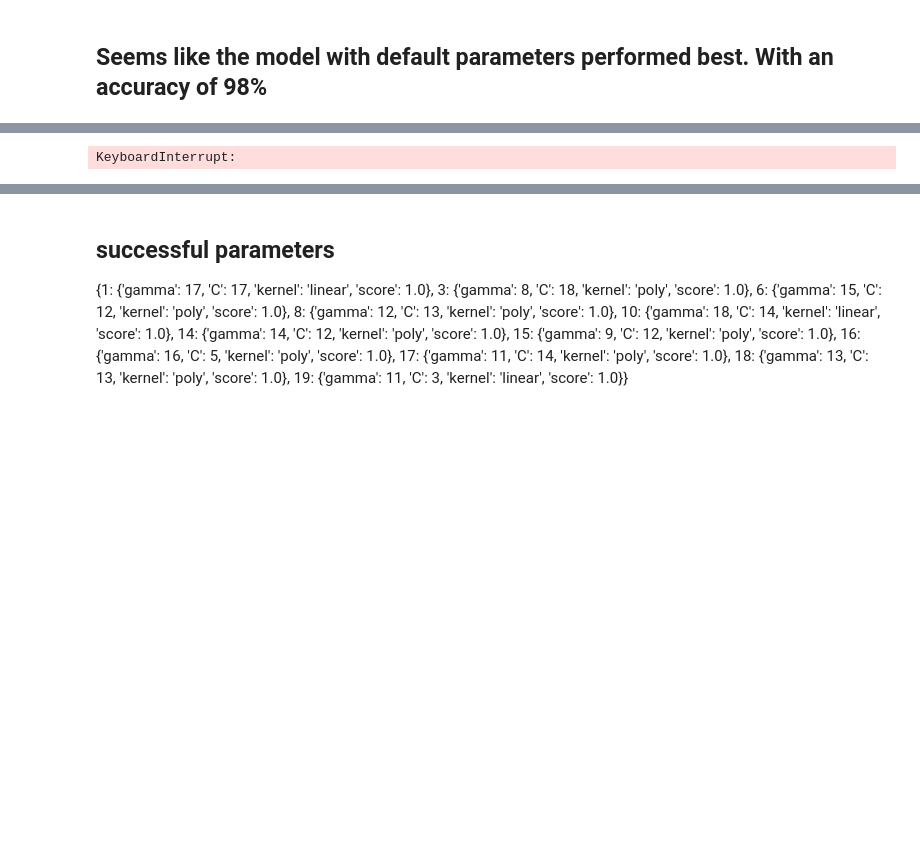
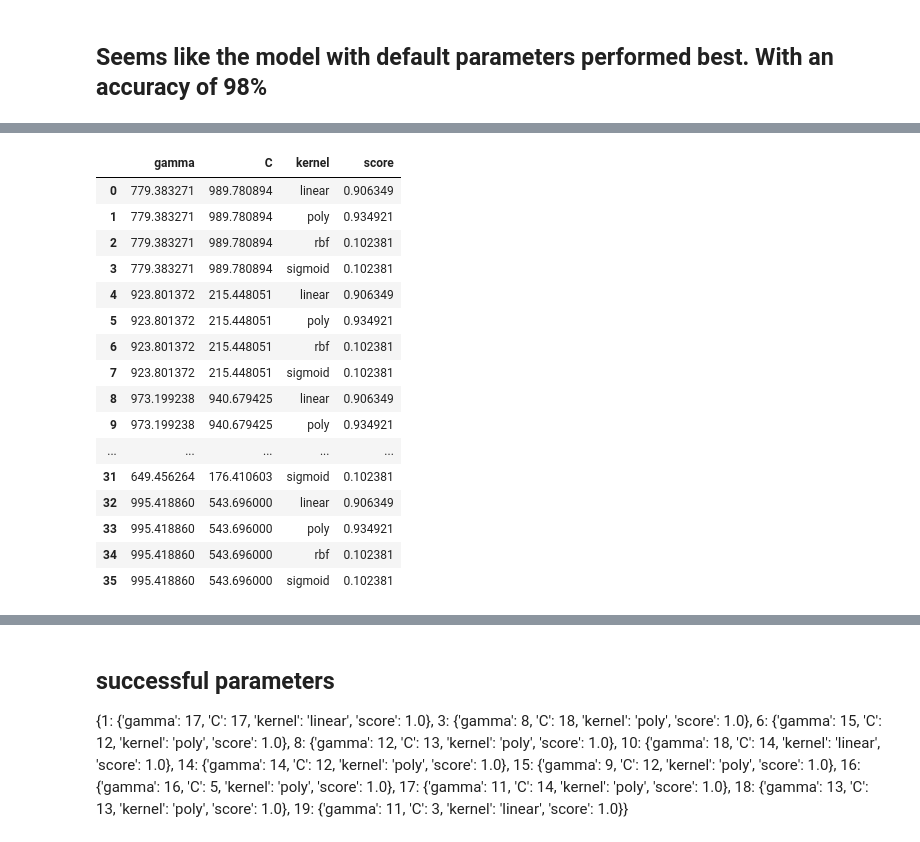
Before and after one commit to Tqkoyaki/DeepDigits, a Jupyter notebook: SVM_Model.ipynb, the cells around one changed output, grey strips where cells are left out. Cells and saved outputs as stored; diff of their text form; code cells hidden in the pictures; blank space fills up the shorter version.

```diff
--- a/SVM_Model.ipynb
+++ b/SVM_Model.ipynb
@@ -152,30 +158,48 @@ plt.plot(range(1, len(test_acc)+1), test_acc,  color="red", label="test accuracy
 # %%
 # for loop to create different svm models with different gamma, C, and kernel parameters store both the score and the model
-training_acc = []
-test_acc = []
-maxRange = 25
+# training_acc = []
+# test_acc = []
+maxRange = 1000
 
 #create a dictionary to store the parameters and the score
-param_score = {}
-ker = np.random.choice(['linear', 'poly', 'rbf', 'sigmoid'])
+param_score = []
+
+ker = ['linear', 'poly', 'rbf', 'sigmoid']
 
 #for every kernel, run 5 random C and gamma values
-for kernel in ker:
-    for i in range(1, 5):
-        #randomly select gamma, C, and kernel
-        gamma = np.random.randint(1, maxRange)
-        C = np.random.randint(1, maxRange)
+for i in range(1, 10):
+    #randomly select gamma, C, and kernel
+    #random float
+    gamma = np.random.uniform(1, maxRange)
+    C = np.random.uniform(1, maxRange)
+    for kernel in ker:
         model_svc = SVC(gamma=gamma, C=C, kernel=kernel)
 
-        #fit the model
+        # #fit the model
         model_svc.fit(x_train, y_train)
-        training_acc.append(model_svc.score(x_train, y_train))
-        test_acc.append(model_svc.score(x_test, y_test))
 
-        #if model_svc.score(x_test, y_test) = 1: store model info. since no test, use train for now
-        if model_svc.score(x_test, y_test) >= .5:
-            #store the parameters in param_score with the loop number as the key and gamma, C, kernel, score as names
-            param_score[i] = {'gamma': gamma, 'C': C, 'kernel': kernel, 'score': model_svc.score(x_test, y_test)}
+        #save the parameters and the score
+        param_score.append({'gamma': gamma, 'C': C, 'kernel': kernel, 'score': model_svc.score(x_test, y_test)})
         #print(model_svc.score(x_train, y_train))
-# %% [output]
-KeyboardInterrupt:
+# %%
+#convert param_score to a dataframe
+param_score = pd.DataFrame(param_score)
+param_score
+# %% [output]
+|  | gamma | C | kernel | score |
+| 0 | 779.383271 | 989.780894 | linear | 0.906349 |
+| 1 | 779.383271 | 989.780894 | poly | 0.934921 |
+| 2 | 779.383271 | 989.780894 | rbf | 0.102381 |
+| 3 | 779.383271 | 989.780894 | sigmoid | 0.102381 |
+| 4 | 923.801372 | 215.448051 | linear | 0.906349 |
+| 5 | 923.801372 | 215.448051 | poly | 0.934921 |
+| 6 | 923.801372 | 215.448051 | rbf | 0.102381 |
+| 7 | 923.801372 | 215.448051 | sigmoid | 0.102381 |
+| 8 | 973.199238 | 940.679425 | linear | 0.906349 |
+| 9 | 973.199238 | 940.679425 | poly | 0.934921 |
+| ... | ... | ... | ... | ... |
+| 31 | 649.456264 | 176.410603 | sigmoid | 0.102381 |
+| 32 | 995.418860 | 543.696000 | linear | 0.906349 |
+| 33 | 995.418860 | 543.696000 | poly | 0.934921 |
+| 34 | 995.418860 | 543.696000 | rbf | 0.102381 |
+| 35 | 995.418860 | 543.696000 | sigmoid | 0.102381 |
```
Also changed, not shown: parts of 13 cells of this notebook, 1 other file.
